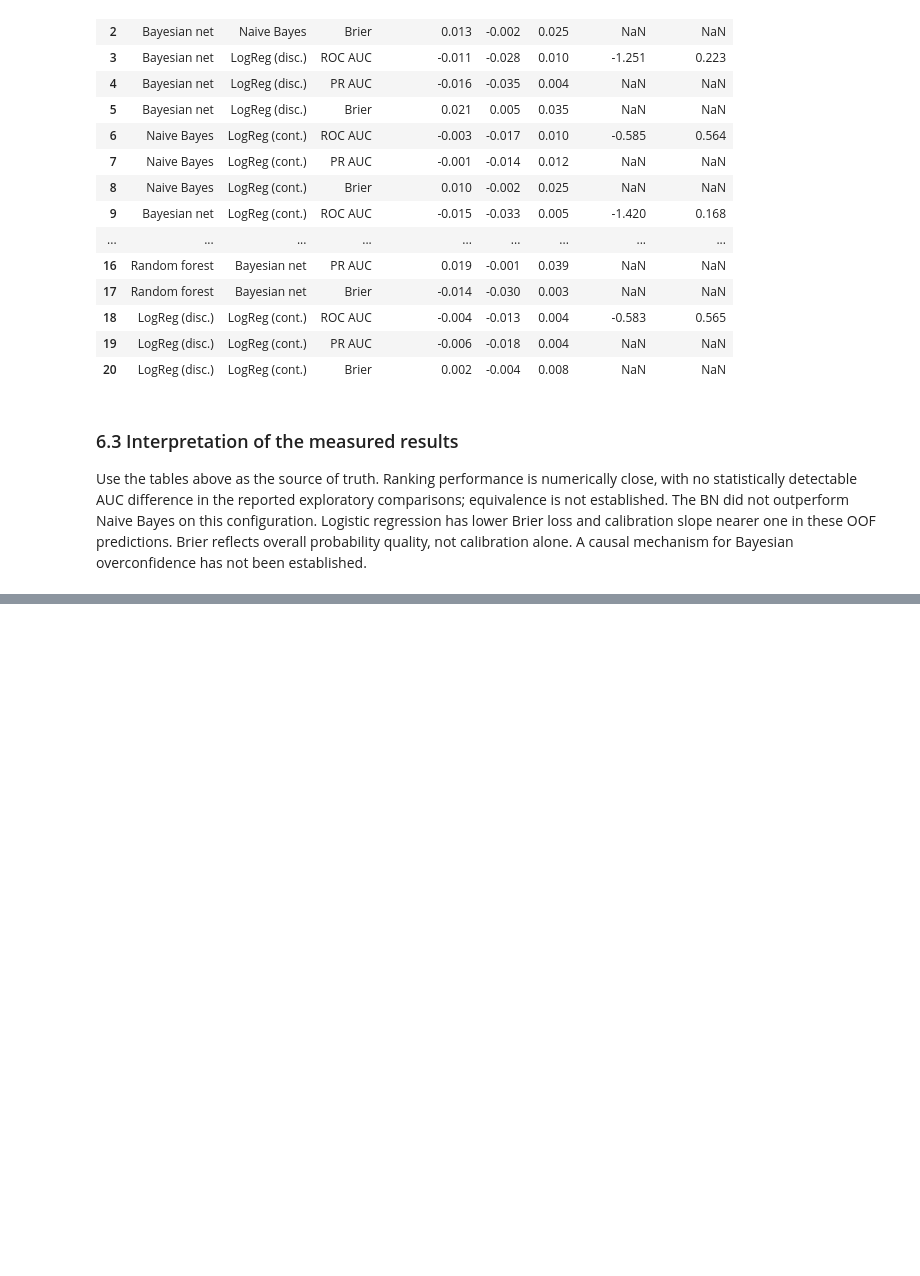
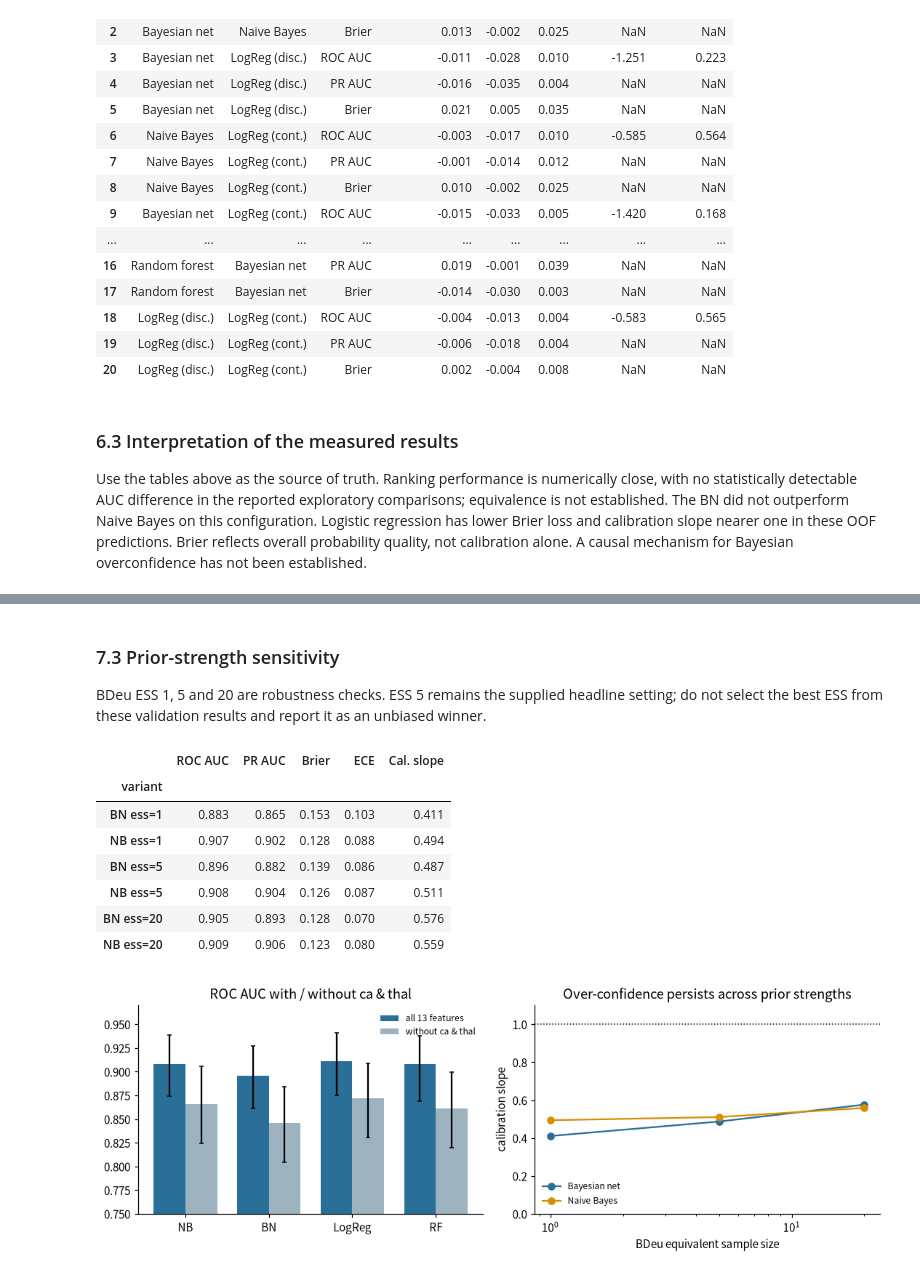
Before and after one commit to 69Igris/heart-disease-risk-modelling, a Jupyter notebook: notebooks/01_phase1_eda_and_classical_models.ipynb, the cells around one changed output, grey strips where cells are left out. Cells and saved outputs as stored; diff of their text form; code cells hidden in the pictures; blank space fills up the shorter version.

Commit message:
presentation and final checks

```diff
--- a/notebooks/01_phase1_eda_and_classical_models.ipynb
+++ b/notebooks/01_phase1_eda_and_classical_models.ipynb
@@ -303,0 +330,5 @@ Use the tables above as the source of truth. Ranking performance is numerically
+# %%
+MODELS_B = {"Naive Bayes": (lambda s: BNClassifier(NB_EDGES, features=NO_TEST_D), Xd), "Bayesian net": (lambda s: BNClassifier(BN_EDGES, features=NO_TEST_D), Xd),
+            "LogReg (cont.)": (lambda s: LogReg("continuous", NO_TEST), Xr), "Random forest": (lambda s: Forest(NO_TEST, seed=s), Xr)}
+resB = {n: run_cv(mk, X, y, splits, K) for n, (mk, X) in MODELS_B.items()}; MB, _ = summarize(resB, y, B=B, seed=SEED); MB.to_csv(RES / "phase1_scenarioB.csv", index=False)
+cmp = MB.set_index("model")[["ROC AUC", "ROC AUC lo", "ROC AUC hi", "PR AUC", "Brier", "ECE", "Cal. slope"]].round(3); cmp["ΔAUC vs all 13"] = (MB.set_index("model")["ROC AUC"] - Mi["ROC AUC"]).round(3); display(cmp)
@@ -303,0 +342,26 @@ Use the tables above as the source of truth. Ranking performance is numerically
+# %% [markdown]
+### 7.3 Prior-strength sensitivity
+BDeu ESS 1, 5 and 20 are robustness checks. ESS 5 remains the supplied headline setting; do not select the best ESS from these validation results and report it as an unbiased winner.
+# %%
+sens = {}
+for e in (1, 5, 20):
+    sens[f"BN ess={e}"] = run_cv(lambda s, e=e: BNClassifier(BN_EDGES, ess=e), Xd, y, splits, K); sens[f"NB ess={e}"] = run_cv(lambda s, e=e: BNClassifier(NB_EDGES, ess=e), Xd, y, splits, K)
+S = pd.DataFrame([{"variant": n, **mean_metrics(y, d["oof"], full=True)[["ROC AUC", "PR AUC", "Brier", "ECE", "Cal. slope"]].to_dict()} for n, d in sens.items()]).set_index("variant")
+S.to_csv(RES / "phase1_sensitivity.csv"); display(S.round(3))
+fig, ax = plt.subplots(1, 2, figsize=(10, 3.6)); w = .38
+for i, (sc, lab, col) in enumerate([("A", "all 13 features", BLUE), ("B", "without ca & thal", "#9db4c0")]):
+    d = (Mi if sc == "A" else MB.set_index("model")).loc[SHOW]; ax[0].bar(np.arange(4) + (i - .5) * w, d["ROC AUC"], w, label=lab, color=col, yerr=[(d["ROC AUC"] - d["ROC AUC lo"]).clip(lower=0), (d["ROC AUC hi"] - d["ROC AUC"]).clip(lower=0)], capsize=2)
+ax[0].set_xticks(range(4)); ax[0].set_xticklabels(["NB", "BN", "LogReg", "RF"]); ax[0].set(ylim=(.75, .97), title="ROC AUC with / without ca & thal"); ax[0].legend(frameon=False, fontsize=8)
+e = [1, 5, 20]; ax[1].plot(e, [S.loc[f"BN ess={k}", "Cal. slope"] for k in e], "o-", color=BLUE, label="Bayesian net"); ax[1].plot(e, [S.loc[f"NB ess={k}", "Cal. slope"] for k in e], "o-", color=AMBER, label="Naive Bayes")
+ax[1].axhline(1, color="k", ls=":", lw=1); ax[1].set(xscale="log", xlabel="BDeu equivalent sample size", ylabel="calibration slope", ylim=(0, 1.1), title="Over-confidence persists across prior strengths"); ax[1].legend(frameon=False, fontsize=8)
+save("fig_ablation.png")
+# %% [output]
+|  | ROC AUC | PR AUC | Brier | ECE | Cal. slope |
+| variant |  |  |  |  |  |
+| BN ess=1 | 0.883 | 0.865 | 0.153 | 0.103 | 0.411 |
+| NB ess=1 | 0.907 | 0.902 | 0.128 | 0.088 | 0.494 |
+| BN ess=5 | 0.896 | 0.882 | 0.139 | 0.086 | 0.487 |
+| NB ess=5 | 0.908 | 0.904 | 0.126 | 0.087 | 0.511 |
+| BN ess=20 | 0.905 | 0.893 | 0.128 | 0.070 | 0.576 |
+| NB ess=20 | 0.909 | 0.906 | 0.123 | 0.080 | 0.559 |
+[figure, added]
```
Also changed, not shown: parts of 12 cells of this notebook, 23 other files.
